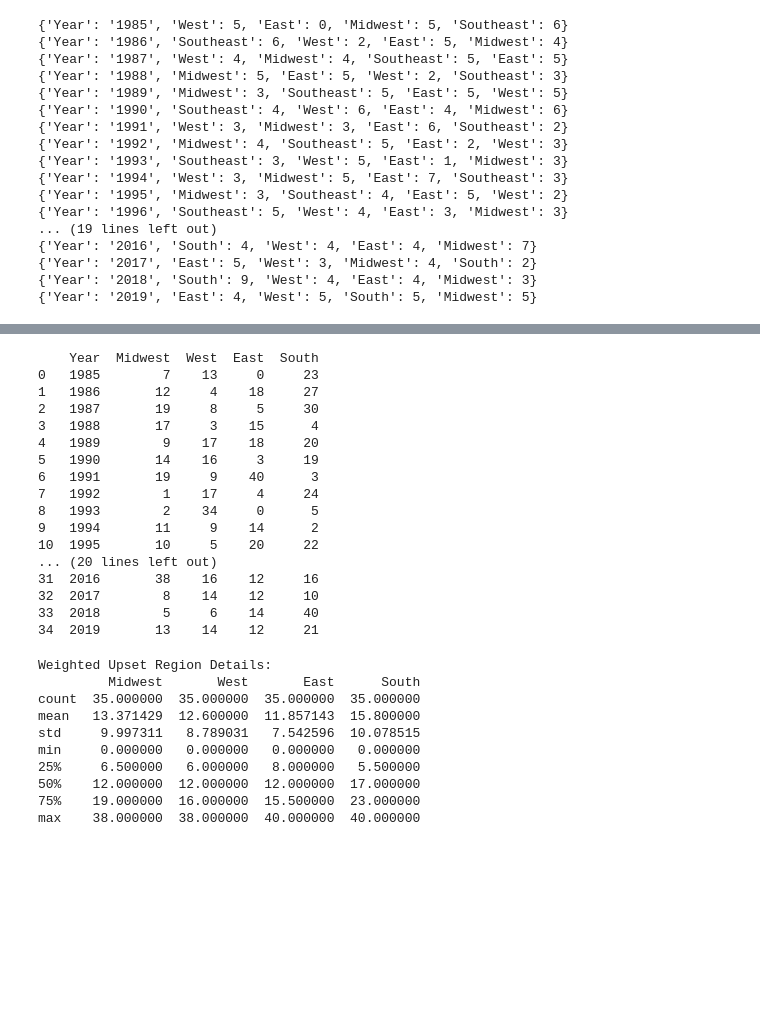
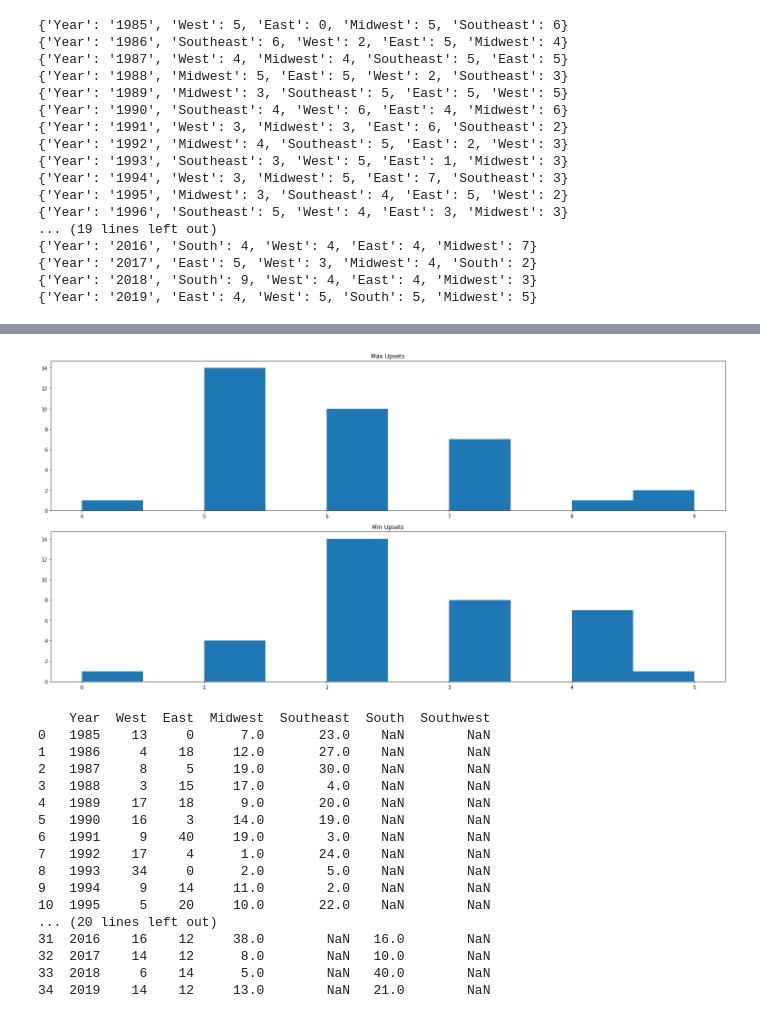
Before and after one commit to ian-ludden/power-model-ncaa, a Jupyter notebook: utils/UpsetGraphs.ipynb, the cells around one changed output, grey strips where cells are left out. Cells and saved outputs as stored; diff of their text form; code cells hidden in the pictures; blank space fills up the shorter version.

```diff
--- a/utils/UpsetGraphs.ipynb
+++ b/utils/UpsetGraphs.ipynb
@@ -324,3 +235,15 @@ plt.show()
+# %%
+fig, axs = plt.subplots(2)
+
+axs[0].hist(worstRegions)
+axs[0].set_title("Max Upsets")
+axs[1].hist(bestRegions)
+axs[1].set_title("Min Upsets")
+
+fig.tight_layout()
+plt.show()
+# %% [output]
+[figure, added]
 # %%
 def upsetsWeightedCalc(year, strVector, regions):
     vector = bm.stringToVector(strVector)
@@ -460,50 +383,23 @@ upsetsList = []
 for tupl in brackets:
     upsetsList.append(upsetsWeightedCalc(tupl[0], tupl[1], tupl[2]))
 
-formattedUpsetsList = []
-
-for upsets in upsetsList:
-    #create new dictionary that has southeast changed to south etc
-    if ('Southeast' in upsets.keys() and not('Southwest' in upsets.keys())):
-        formattedUpsetsList.append({'Year': int(upsets['Year']), 'Midwest': upsets['Midwest'], 'West': upsets['West'], 'East': upsets['East'], 'South': upsets['Southeast']})
-    elif ('Southwest' in upsets.keys()):
-        formattedUpsetsList.append({'Year': int(upsets['Year']), 'Midwest': upsets['Southwest'], 'West': upsets['West'], 'East': upsets['East'], 'South': upsets['Southeast']})
-    else:
-        formattedUpsetsList.append({'Year': int(upsets['Year']), 'Midwest': upsets['Midwest'], 'West': upsets['West'], 'East': upsets['East'], 'South': upsets['South']})
-
-
-df = pd.DataFrame(formattedUpsetsList)
-
+df = pd.DataFrame(upsetsList)
 print (df)
 # %% [output]
-    Year  Midwest  West  East  South
-0   1985        7    13     0     23
-1   1986       12     4    18     27
-2   1987       19     8     5     30
-3   1988       17     3    15      4
-4   1989        9    17    18     20
-5   1990       14    16     3     19
-6   1991       19     9    40      3
-7   1992        1    17     4     24
-8   1993        2    34     0      5
-9   1994       11     9    14      2
-10  1995       10     5    20     22
+    Year  West  East  Midwest  Southeast  South  Southwest
+0   1985    13     0      7.0       23.0    NaN        NaN
+1   1986     4    18     12.0       27.0    NaN        NaN
+2   1987     8     5     19.0       30.0    NaN        NaN
+3   1988     3    15     17.0        4.0    NaN        NaN
+4   1989    17    18      9.0       20.0    NaN        NaN
+5   1990    16     3     14.0       19.0    NaN        NaN
+6   1991     9    40     19.0        3.0    NaN        NaN
+7   1992    17     4      1.0       24.0    NaN        NaN
+8   1993    34     0      2.0        5.0    NaN        NaN
+9   1994     9    14     11.0        2.0    NaN        NaN
+10  1995     5    20     10.0       22.0    NaN        NaN
 ... (20 lines left out)
-31  2016       38    16    12     16
-32  2017        8    14    12     10
-33  2018        5     6    14     40
-34  2019       13    14    12     21
+31  2016    16    12     38.0        NaN   16.0        NaN
+32  2017    14    12      8.0        NaN   10.0        NaN
+33  2018     6    14      5.0        NaN   40.0        NaN
+34  2019    14    12     13.0        NaN   21.0        NaN
-# %%
-print ("Weighted Upset Region Details:")
-print (df[['Midwest', 'West', 'East', 'South']].describe())
-# %% [output]
-Weighted Upset Region Details:
-         Midwest       West       East      South
-count  35.000000  35.000000  35.000000  35.000000
-mean   13.371429  12.600000  11.857143  15.800000
-std     9.997311   8.789031   7.542596  10.078515
-min     0.000000   0.000000   0.000000   0.000000
-25%     6.500000   6.000000   8.000000   5.500000
-50%    12.000000  12.000000  12.000000  17.000000
-75%    19.000000  16.000000  15.500000  23.000000
-max    38.000000  38.000000  40.000000  40.000000
```
Also changed, not shown: parts of 20 cells of this notebook.
